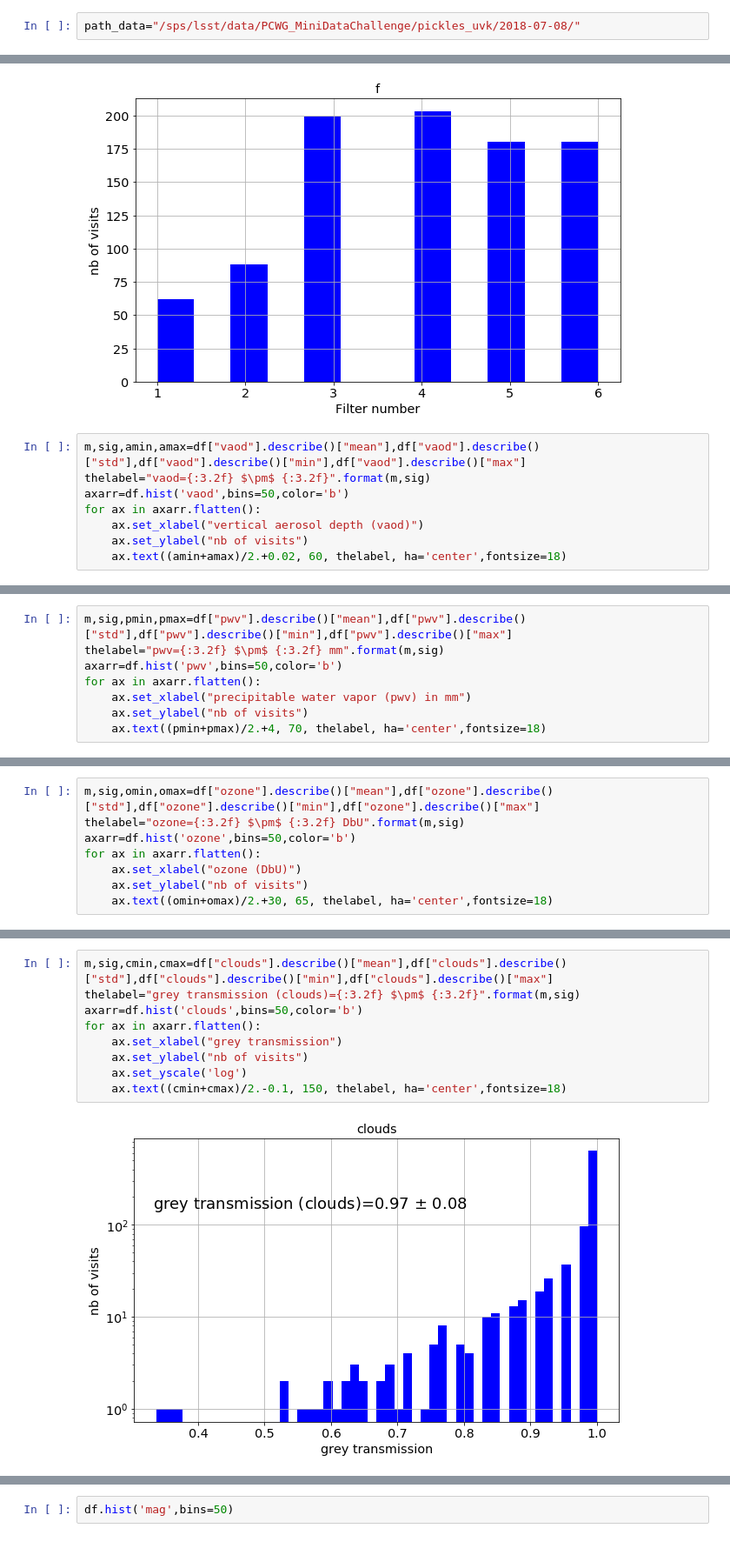
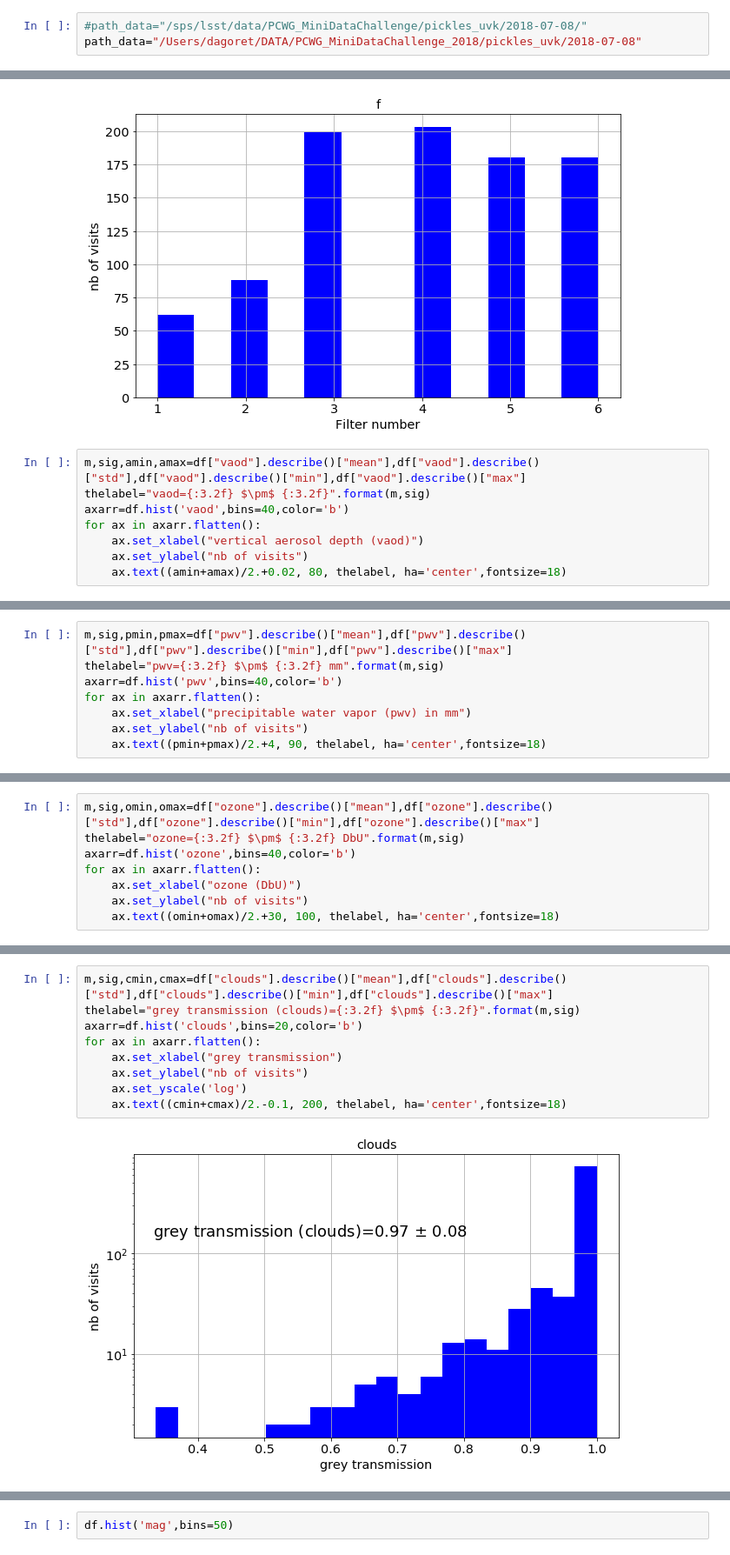
Before and after one commit to LSSTDESC/OpenAtmMiniDataChallenge, a Jupyter notebook: ViewSimuResult.ipynb, the cells around one changed output, grey strips where cells are left out. Shown at 87% size. Saved outputs shown, nothing was run; the diff lists cells and outputs as text.

```diff
--- a/ViewSimuResult.ipynb
+++ b/ViewSimuResult.ipynb
@@ -33,4 +33,5 @@ NBFILT=len(all_filternum)
 # %% [markdown]
 # Input Data
 # %%
-path_data="/sps/lsst/data/PCWG_MiniDataChallenge/pickles_uvk/2018-07-08/"
+#path_data="/sps/lsst/data/PCWG_MiniDataChallenge/pickles_uvk/2018-07-08/"
+path_data="/Users/dagoret/DATA/PCWG_MiniDataChallenge_2018/pickles_uvk/2018-07-08"
@@ -108,9 +111,9 @@ for ax in axarr.flatten():
 # %%
 m,sig,amin,amax=df["vaod"].describe()["mean"],df["vaod"].describe()["std"],df["vaod"].describe()["min"],df["vaod"].describe()["max"]
 thelabel="vaod={:3.2f} $\pm$ {:3.2f}".format(m,sig)
-axarr=df.hist('vaod',bins=50,color='b')
+axarr=df.hist('vaod',bins=40,color='b')
 for ax in axarr.flatten():
     ax.set_xlabel("vertical aerosol depth (vaod)")
     ax.set_ylabel("nb of visits")
-    ax.text((amin+amax)/2.+0.02, 60, thelabel, ha='center',fontsize=18)
+    ax.text((amin+amax)/2.+0.02, 80, thelabel, ha='center',fontsize=18)
 # %% [output]
@@ -118,9 +121,9 @@ for ax in axarr.flatten():
 # %%
 m,sig,pmin,pmax=df["pwv"].describe()["mean"],df["pwv"].describe()["std"],df["pwv"].describe()["min"],df["pwv"].describe()["max"]
 thelabel="pwv={:3.2f} $\pm$ {:3.2f} mm".format(m,sig)
-axarr=df.hist('pwv',bins=50,color='b')
+axarr=df.hist('pwv',bins=40,color='b')
 for ax in axarr.flatten():
     ax.set_xlabel("precipitable water vapor (pwv) in mm")
     ax.set_ylabel("nb of visits")
-    ax.text((pmin+pmax)/2.+4, 70, thelabel, ha='center',fontsize=18)
+    ax.text((pmin+pmax)/2.+4, 90, thelabel, ha='center',fontsize=18)
 # %% [output]
@@ -128,9 +131,9 @@ for ax in axarr.flatten():
 # %%
 m,sig,omin,omax=df["ozone"].describe()["mean"],df["ozone"].describe()["std"],df["ozone"].describe()["min"],df["ozone"].describe()["max"]
 thelabel="ozone={:3.2f} $\pm$ {:3.2f} DbU".format(m,sig)
-axarr=df.hist('ozone',bins=50,color='b')
+axarr=df.hist('ozone',bins=40,color='b')
 for ax in axarr.flatten():
     ax.set_xlabel("ozone (DbU)")
     ax.set_ylabel("nb of visits")
-    ax.text((omin+omax)/2.+30, 65, thelabel, ha='center',fontsize=18)
+    ax.text((omin+omax)/2.+30, 100, thelabel, ha='center',fontsize=18)
 # %% [output]
@@ -138,14 +141,14 @@ for ax in axarr.flatten():
 # %%
 m,sig,cmin,cmax=df["clouds"].describe()["mean"],df["clouds"].describe()["std"],df["clouds"].describe()["min"],df["clouds"].describe()["max"]
 thelabel="grey transmission (clouds)={:3.2f} $\pm$ {:3.2f}".format(m,sig)
-axarr=df.hist('clouds',bins=50,color='b')
+axarr=df.hist('clouds',bins=20,color='b')
 for ax in axarr.flatten():
     ax.set_xlabel("grey transmission")
     ax.set_ylabel("nb of visits")
     ax.set_yscale('log')
-    ax.text((cmin+cmax)/2.-0.1, 150, thelabel, ha='center',fontsize=18)
+    ax.text((cmin+cmax)/2.-0.1, 200, thelabel, ha='center',fontsize=18)
 # %% [output]
-[figure, old version]
+[figure, new version]
 # %%
 fig, axes = plt.subplots(nrows=2, ncols=3,figsize=(20,12))
 #airmasses
```
Also changed, not shown: parts of 11 cells of this notebook, 1 other file.
